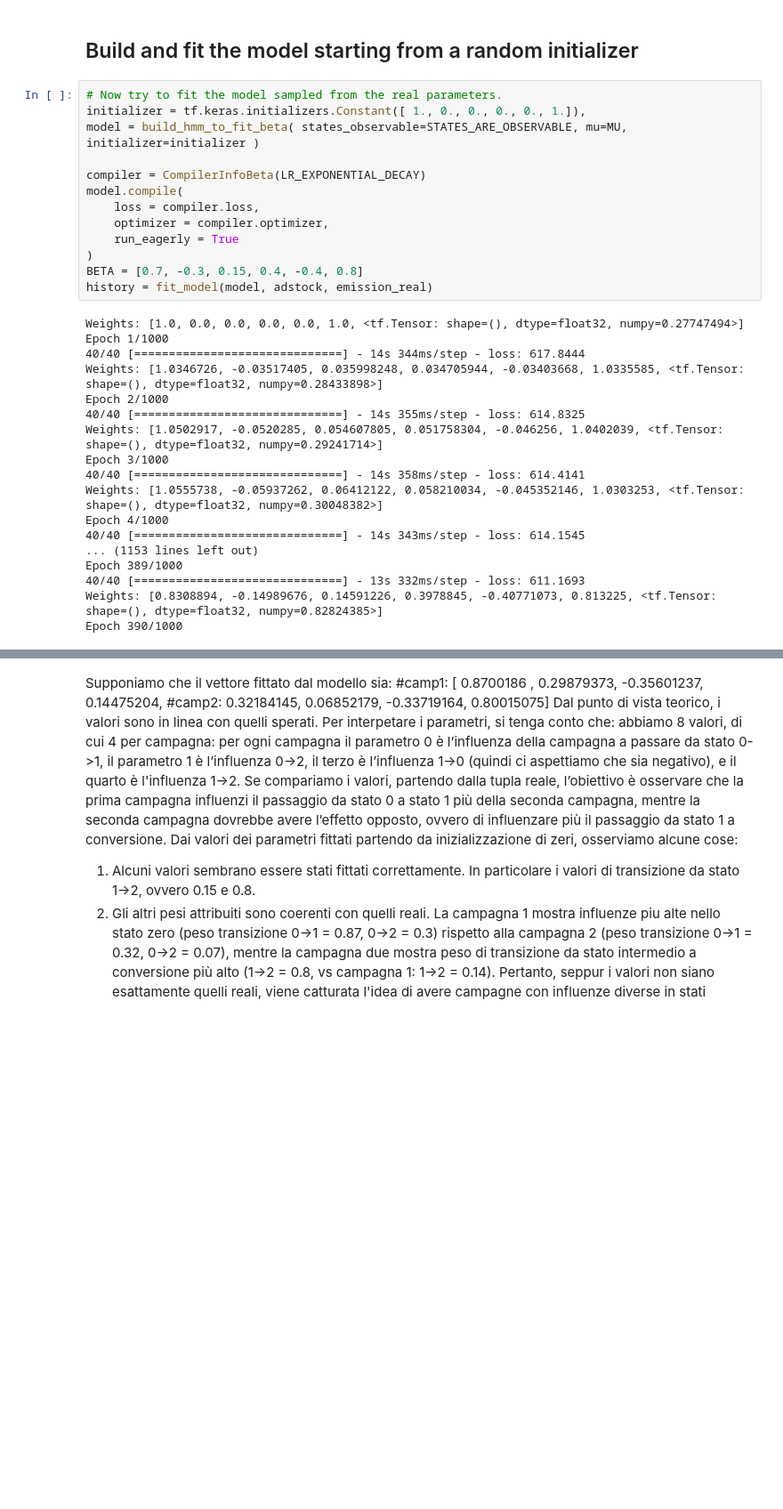
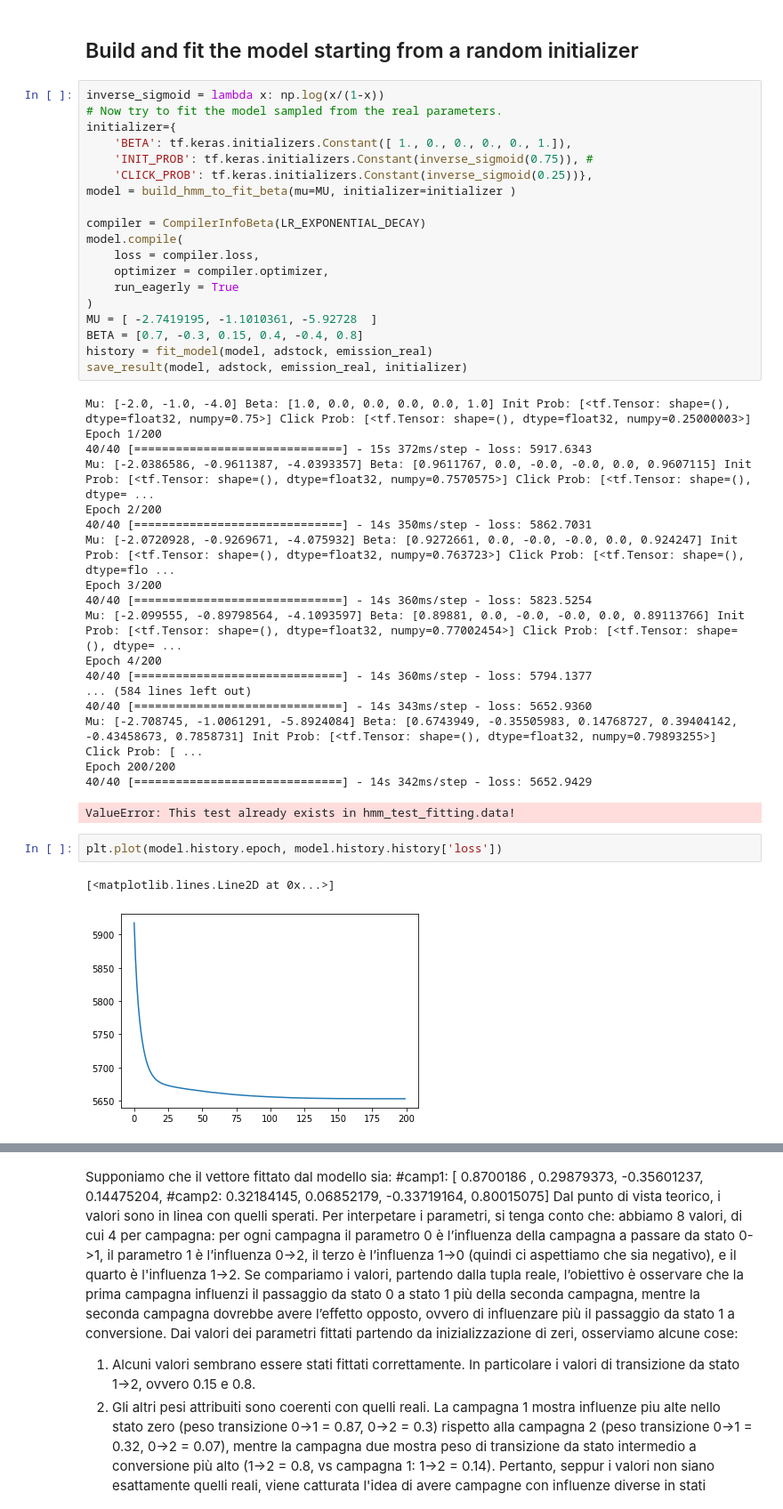
Before and after one commit to thom097/AttributionSingleUser, a Jupyter notebook: notebooks/run_hmm.ipynb, the cells around one changed output, grey strips where cells are left out. Shown: that part at 89% size. Saved outputs shown, nothing was run; the diff lists cells and outputs as text; blank space fills up the shorter version.

```diff
--- a/notebooks/run_hmm.ipynb
+++ b/notebooks/run_hmm.ipynb
@@ -116,9 +107,13 @@ NameError: name 'usr' is not defined
 # %% [markdown]
 ## Build and fit the model starting from a random initializer
 # %%
+inverse_sigmoid = lambda x: np.log(x/(1-x))
 # Now try to fit the model sampled from the real parameters.
-initializer = tf.keras.initializers.Constant([ 1., 0., 0., 0., 0., 1.]),
-model = build_hmm_to_fit_beta( states_observable=STATES_ARE_OBSERVABLE, mu=MU, initializer=initializer )
+initializer={
+    'BETA': tf.keras.initializers.Constant([ 1., 0., 0., 0., 0., 1.]),
+    'INIT_PROB': tf.keras.initializers.Constant(inverse_sigmoid(0.75)), #
+    'CLICK_PROB': tf.keras.initializers.Constant(inverse_sigmoid(0.25))},
+model = build_hmm_to_fit_beta(mu=MU, initializer=initializer )
 
 compiler = CompilerInfoBeta(LR_EXPONENTIAL_DECAY)
 model.compile(
@@ -126,23 +121,31 @@ model.compile(
     optimizer = compiler.optimizer,
     run_eagerly = True
 )
+MU = [ -2.7419195, -1.1010361, -5.92728  ]
 BETA = [0.7, -0.3, 0.15, 0.4, -0.4, 0.8]
 history = fit_model(model, adstock, emission_real)
+save_result(model, adstock, emission_real, initializer)
 # %% [output]
-Weights: [1.0, 0.0, 0.0, 0.0, 0.0, 1.0, <tf.Tensor: shape=(), dtype=float32, numpy=0.27747494>]
-Epoch 1/1000
-40/40 [==============================] - 14s 344ms/step - loss: 617.8444
-Weights: [1.0346726, -0.03517405, 0.035998248, 0.034705944, -0.03403668, 1.0335585, <tf.Tensor: shape=(), dtype=float32, numpy=0.28433898>]
-Epoch 2/1000
-40/40 [==============================] - 14s 355ms/step - loss: 614.8325
-Weights: [1.0502917, -0.0520285, 0.054607805, 0.051758304, -0.046256, 1.0402039, <tf.Tensor: shape=(), dtype=float32, numpy=0.29241714>]
-Epoch 3/1000
-40/40 [==============================] - 14s 358ms/step - loss: 614.4141
-Weights: [1.0555738, -0.05937262, 0.06412122, 0.058210034, -0.045352146, 1.0303253, <tf.Tensor: shape=(), dtype=float32, numpy=0.30048382>]
-Epoch 4/1000
-40/40 [==============================] - 14s 343ms/step - loss: 614.1545
-... (1153 lines left out)
-Epoch 389/1000
-40/40 [==============================] - 13s 332ms/step - loss: 611.1693
-Weights: [0.8308894, -0.14989676, 0.14591226, 0.3978845, -0.40771073, 0.813225, <tf.Tensor: shape=(), dtype=float32, numpy=0.82824385>]
-Epoch 390/1000
+Mu: [-2.0, -1.0, -4.0] Beta: [1.0, 0.0, 0.0, 0.0, 0.0, 1.0] Init Prob: [<tf.Tensor: shape=(), dtype=float32, numpy=0.75>] Click Prob: [<tf.Tensor: shape=(), dtype=float32, numpy=0.25000003>]
+Epoch 1/200
+40/40 [==============================] - 15s 372ms/step - loss: 5917.6343
+Mu: [-2.0386586, -0.9611387, -4.0393357] Beta: [0.9611767, 0.0, -0.0, -0.0, 0.0, 0.9607115] Init Prob: [<tf.Tensor: shape=(), dtype=float32, numpy=0.7570575>] Click Prob: [<tf.Tensor: shape=(), dtype= ...
+Epoch 2/200
+40/40 [==============================] - 14s 350ms/step - loss: 5862.7031
+Mu: [-2.0720928, -0.9269671, -4.075932] Beta: [0.9272661, 0.0, -0.0, -0.0, 0.0, 0.924247] Init Prob: [<tf.Tensor: shape=(), dtype=float32, numpy=0.763723>] Click Prob: [<tf.Tensor: shape=(), dtype=flo ...
+Epoch 3/200
+40/40 [==============================] - 14s 360ms/step - loss: 5823.5254
+Mu: [-2.099555, -0.89798564, -4.1093597] Beta: [0.89881, 0.0, -0.0, -0.0, 0.0, 0.89113766] Init Prob: [<tf.Tensor: shape=(), dtype=float32, numpy=0.77002454>] Click Prob: [<tf.Tensor: shape=(), dtype= ...
+Epoch 4/200
+40/40 [==============================] - 14s 360ms/step - loss: 5794.1377
+... (584 lines left out)
+40/40 [==============================] - 14s 343ms/step - loss: 5652.9360
+Mu: [-2.708745, -1.0061291, -5.8924084] Beta: [0.6743949, -0.35505983, 0.14768727, 0.39404142, -0.43458673, 0.7858731] Init Prob: [<tf.Tensor: shape=(), dtype=float32, numpy=0.79893255>] Click Prob: [ ...
+Epoch 200/200
+40/40 [==============================] - 14s 342ms/step - loss: 5652.9429
+ValueError: This test already exists in hmm_test_fitting.data!
+# %%
+plt.plot(model.history.epoch, model.history.history['loss'])
+# %% [output]
+[<matplotlib.lines.Line2D at 0x...>]
+[figure, added]
```
Also changed, not shown: parts of 13 cells of this notebook, 8 other files.
